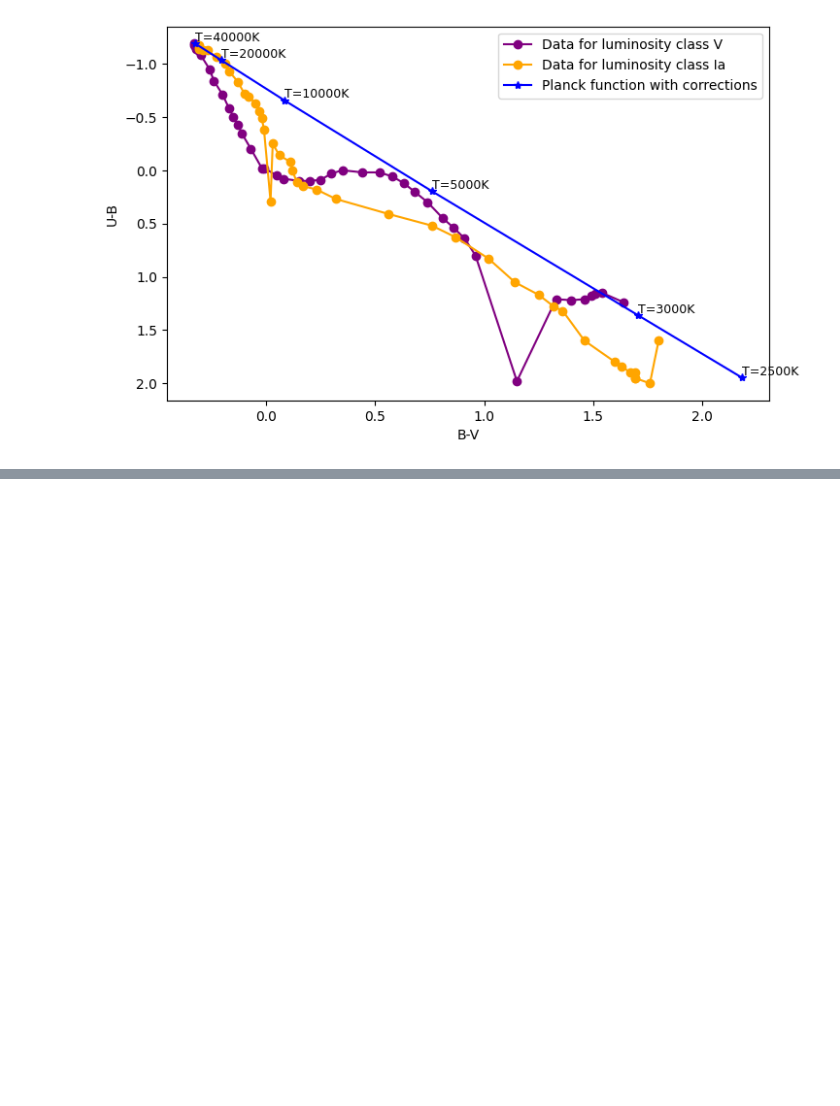
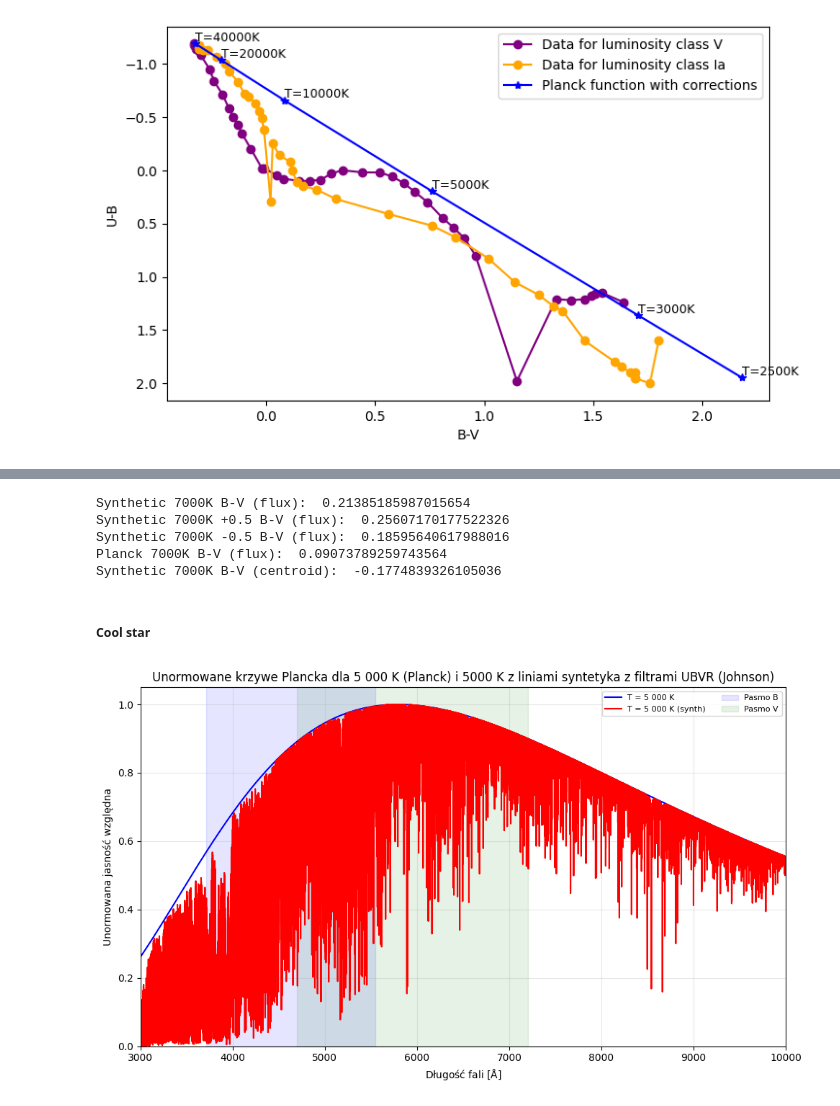
Before and after one commit to ASTR0MNSTR/univ_codes, a Jupyter notebook: 2025_2026/semester_02/inner_stars/zadanie_1/zad1.ipynb, the cells around one changed output, grey strips where cells are left out. Saved outputs shown, nothing was run; the diff lists cells and outputs as text; code cells hidden in the pictures; blank space fills up the shorter version.

```diff
--- a/2025_2026/semester_02/inner_stars/zadanie_1/zad1.ipynb
+++ b/2025_2026/semester_02/inner_stars/zadanie_1/zad1.ipynb
@@ -406,0 +623,78 @@ https://svo2.cab.inta-csic.es/theory/fps3/index.php?id=Generic%2FJohnson.B
+# %%
+B_V_warm_synth_flux = -2.5*np.log10(flux_calc(B_warm_synth, wavelengths, 3709e-10, 5550e-10) / flux_calc(B_warm_synth, wavelengths, 4698e-10, 7204e-10))
+B_V_warm_synth_flux_plus = -2.5*np.log10(flux_calc(B_warm_plus_synth, wavelengths, 3709e-10, 5550e-10) / flux_calc(B_warm_plus_synth, wavelengths, 4698e-10, 7204e-10))
+B_V_warm_synth_flux_minus = -2.5*np.log10(flux_calc(B_warm_minus_synth, wavelengths, 3709e-10, 5550e-10) / flux_calc(B_warm_minus_synth, wavelengths, 4698e-10, 7204e-10))
+B_V_warm_flux = -2.5*np.log10(flux_calc(B_warm, wavelengths, 3709e-10, 5550e-10) / flux_calc(B_warm, wavelengths, 4698e-10, 7204e-10))
+B_V_warm_synth_centroid = -2.5*np.log10(planck(4384.51e-10, T_warm) / planck(5480e-10, T_warm))
+
+print("Synthetic 7000K B-V (flux): ", B_V_warm_synth_flux)
+print("Synthetic 7000K +0.5 B-V (flux): ", B_V_warm_synth_flux_plus)
+print("Synthetic 7000K -0.5 B-V (flux): ", B_V_warm_synth_flux_minus)
+print("Planck 7000K B-V (flux): ", B_V_warm_flux)
+print("Synthetic 7000K B-V (centroid): ", B_V_warm_synth_centroid)
+# %% [output]
+Synthetic 7000K B-V (flux):  0.21385185987015654
+Synthetic 7000K +0.5 B-V (flux):  0.25607170177522326
+Synthetic 7000K -0.5 B-V (flux):  0.18595640617988016
+Planck 7000K B-V (flux):  0.09073789259743564
+Synthetic 7000K B-V (centroid):  -0.1774839326105036
+# %% [markdown]
+##### Cool star
+# %%
+path_to_files = r"/media/olehryz/Elements/databases/UNIV/Dane_do_Zadania_z_wskaznikami_barwy"
+
+synthetic_data_path_cool = os.path.join(path_to_files, "synthe_5000.0_4.0_0.0_0.0_1.07.txt")
+
+spectrum_data_cool = pd.read_csv(synthetic_data_path_cool, delim_whitespace=True, comment='#', header=0)
+
+spectrum_data_cool = spectrum_data_cool[spectrum_data_cool["waveobs"] <= 999.999]
+# %%
+# Stałe fizyczne
+h = 6.62607015e-34  #  Planck [J s]
+c = 2.99792458e8    # prędkość światła [m/s]
+k = 1.380649e-23     # Boltzmann [J/K]
+
+def planck(wavelength, T):
+    a = 2.0 * h * c**2
+    b = h * c / (wavelength * k * T)
+    intensity = a / (wavelength**5 * (np.exp(b) - 1.0))
+    return intensity
+
+lambda_min = 300e-9
+lambda_max = 1000e-9
+wavelengths = np.arange(lambda_min, lambda_max, 0.001e-9)
+
+T_cool = 5000
+
+B_cool = planck(wavelengths, T_cool)
+B_cool_synth = planck(wavelengths, T_cool)*spectrum_data_cool["flux"].values
+
+B_cool /= B_cool.max()
+B_cool_synth /= B_cool_synth.max()
+
+filters = {
+    # 'U': {'center': 3520.30e-10, 'range': (3010e-10, 4100e-10), 'color': 'violet'},
+    'B': {'center': 4384.51e-10, 'range': (3709e-10, 5550e-10), 'color': 'blue'},
+    'V': {'center': 5479.85e-10, 'range': (4698e-10, 7204e-10), 'color': 'green'},
+    # 'R': {'center': 6846.67e-10, 'range': (5233e-10, 9400e-10), 'color': 'red'},
+}
+
+plt.figure(figsize=(10,6))
+plt.plot(wavelengths*1e10, B_cool, label='T = 5 000 K', color='blue')
+plt.plot(wavelengths*1e10, B_cool_synth, label='T = 5 000 K (synth)', color='red')
+
+for name, f in filters.items():
+    plt.axvspan(f['range'][0]*1e10, f['range'][1]*1e10, color=f['color'], alpha=0.1, label=f'Pasmo {name}')
+    # plt.axvline(f['center']*1e10, color=f['color'], linestyle='--', label=f'{name} ({f["center"]*1e10:.0f} Å)')
+
+plt.xlabel(r'Długość fali [$\rm \AA$]')
+plt.ylabel('Unormowana jasność względna')
+plt.title('Unormowane krzywe Plancka dla 5 000 K (Planck) i 5000 K z liniami syntetyka z filtrami UBVR (Johnson)')
+plt.legend(loc='upper right', fontsize=8, ncol=2)
+plt.xlim(3000, 10000)
+plt.ylim(0, 1.05)
+plt.grid(True, alpha=0.3)
+plt.tight_layout()
+plt.show()
+# %% [output]
+[figure, added]
```
Also changed, not shown: parts of 18 cells of this notebook.
